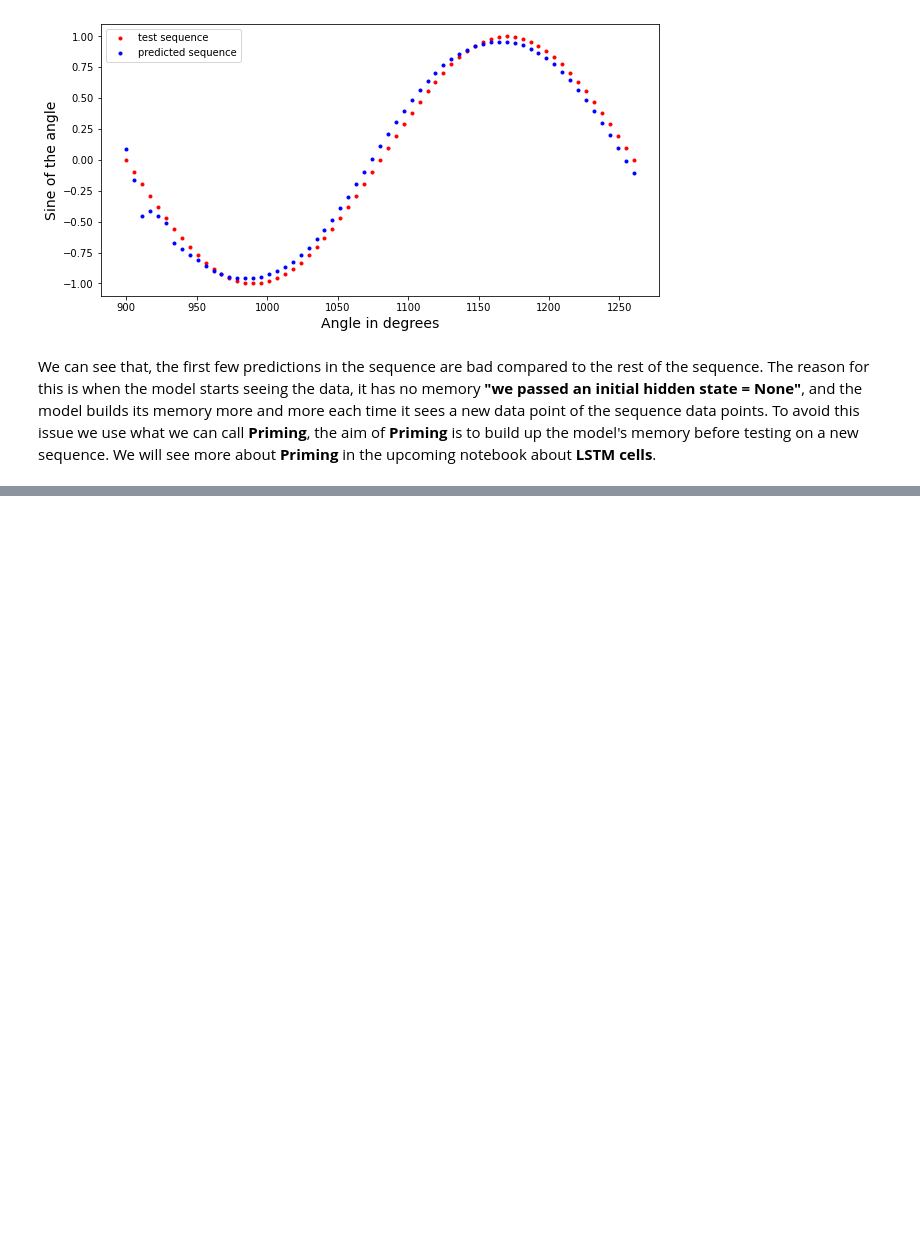
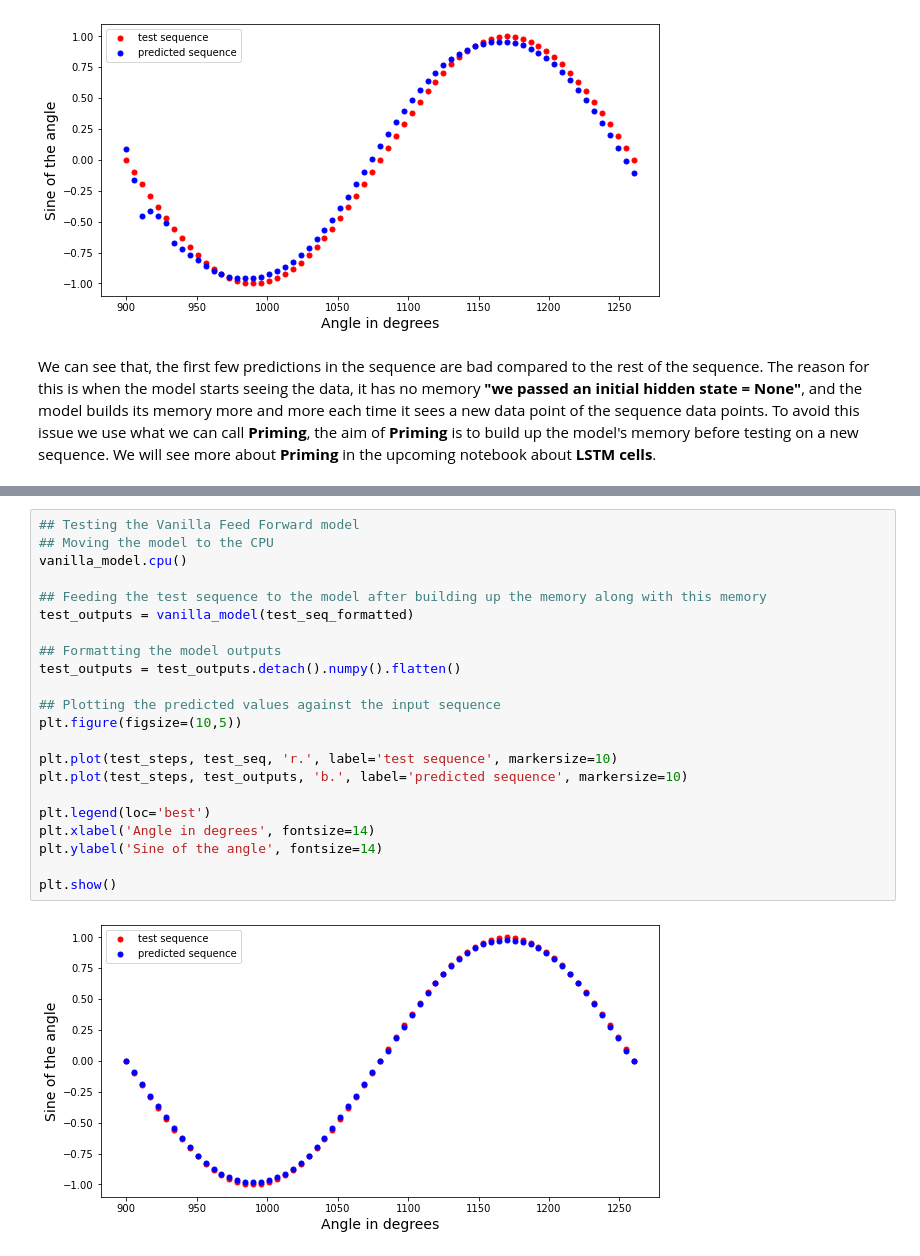
Before and after one commit to MinaGarss/PyTorch-tutorials, a Jupyter notebook: Udacity_RNNs_and_LSTM/01_Simple_RNN_with_comments.ipynb, the cells around one changed output, grey strips where cells are left out. Saved outputs shown, nothing was run; the diff lists cells and outputs as text; blank space fills up the shorter version.

```diff
--- a/Udacity_RNNs_and_LSTM/01_Simple_RNN_with_comments.ipynb
+++ b/Udacity_RNNs_and_LSTM/01_Simple_RNN_with_comments.ipynb
@@ -449,0 +567,24 @@ We can clearly see that, after building up the model's memory, the predictions a
+# %%
+## Testing the Vanilla Feed Forward model
+## Moving the model to the CPU
+vanilla_model.cpu()
+
+## Feeding the test sequence to the model after building up the memory along with this memory
+test_outputs = vanilla_model(test_seq_formatted)
+
+## Formatting the model outputs
+test_outputs = test_outputs.detach().numpy().flatten()
+
+## Plotting the predicted values against the input sequence
+plt.figure(figsize=(10,5))
+
+plt.plot(test_steps, test_seq, 'r.', label='test sequence', markersize=10)
+plt.plot(test_steps, test_outputs, 'b.', label='predicted sequence', markersize=10)
+
+plt.legend(loc='best')
+plt.xlabel('Angle in degrees', fontsize=14)
+plt.ylabel('Sine of the angle', fontsize=14)
+
+plt.show()
+# %% [output]
+[figure, added]
```
Also changed, not shown: parts of 17 cells of this notebook.
